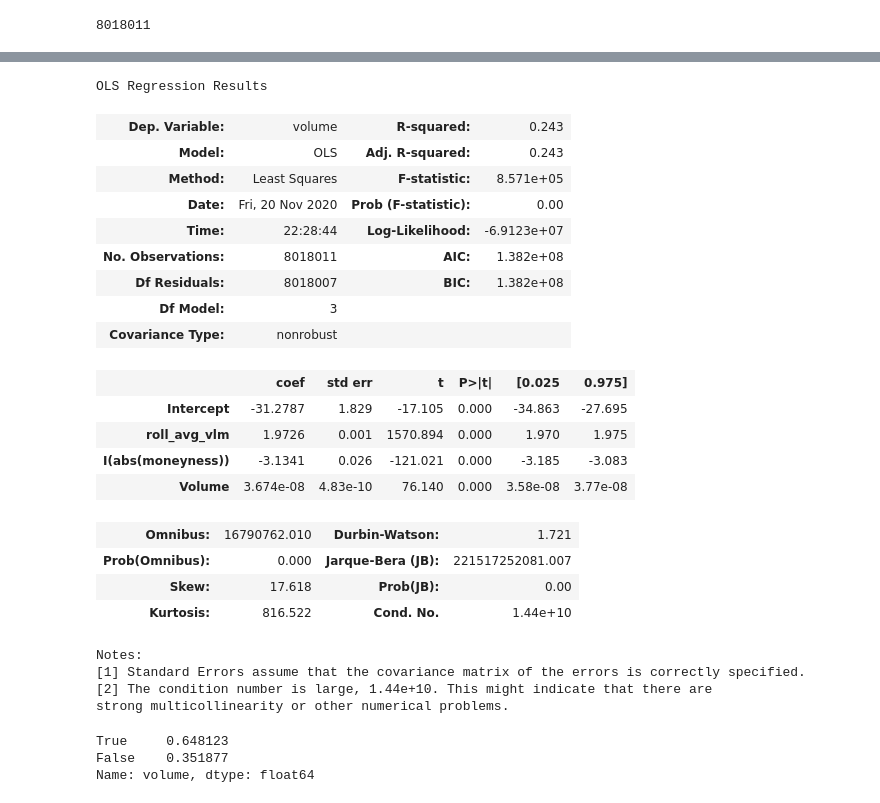
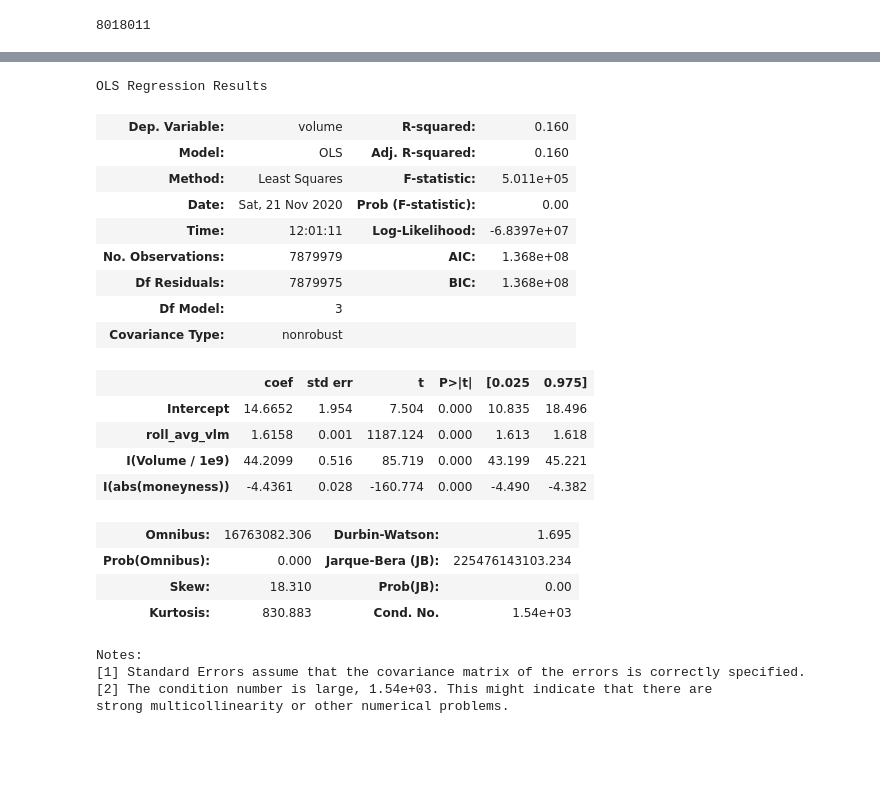
Before and after one commit to brianward92/Options, a Jupyter notebook: univariate_analysis.ipynb, the cells around one changed output, grey strips where cells are left out. Cells and saved outputs as stored; diff of their text form; code cells hidden in the pictures; blank space fills up the shorter version.

```diff
--- a/univariate_analysis.ipynb
+++ b/univariate_analysis.ipynb
@@ -165,6 +142,6 @@ df_adv.head()
 | 3 | 2000-01-22 | 975000 | 19 | 2000-01-06 | 5.000000 |
 | 4 | 2000-01-22 | 975000 | 19 | 2000-01-07 | 14.000000 |
 # %%
-df_adv['date']-= pd.Timedelta('1 days')
+df_adv['date']+= pd.Timedelta('1 days')
 # %%
 df_adv = df_adv.sort_values(['date']+slct).reset_index(drop = True)
@@ -195,4 +171,2 @@ df2.head()
 # %%
 import statsmodels.api as sm
-# %%
-df2['moneyness'] = df2['strike_price']/df2['Close'] / 10 - 100
@@ -224,32 +243,26 @@ strong multicollinearity or other numerical problems.
 # %%
-sm.OLS.from_formula('volume ~ roll_avg_vlm + I(abs(moneyness)) + Volume', data = df2).fit().summary()
+sm.OLS.from_formula('volume ~ roll_avg_vlm + I(Volume/1e9) + I(abs(moneyness))', data = df2).fit().summary()
 # %% [output]
 OLS Regression Results
-| Dep. Variable: | volume | R-squared: | 0.243 |
-| Model: | OLS | Adj. R-squared: | 0.243 |
-| Method: | Least Squares | F-statistic: | 8.571e+05 |
-| Date: | Fri, 20 Nov 2020 | Prob (F-statistic): | 0.00 |
-| Time: | 22:28:44 | Log-Likelihood: | -6.9123e+07 |
-| No. Observations: | 8018011 | AIC: | 1.382e+08 |
-| Df Residuals: | 8018007 | BIC: | 1.382e+08 |
+| Dep. Variable: | volume | R-squared: | 0.160 |
+| Model: | OLS | Adj. R-squared: | 0.160 |
+| Method: | Least Squares | F-statistic: | 5.011e+05 |
+| Date: | Sat, 21 Nov 2020 | Prob (F-statistic): | 0.00 |
+| Time: | 12:01:11 | Log-Likelihood: | -6.8397e+07 |
+| No. Observations: | 7879979 | AIC: | 1.368e+08 |
+| Df Residuals: | 7879975 | BIC: | 1.368e+08 |
 | Df Model: | 3 |  |  |
 | Covariance Type: | nonrobust |  |  |
 |  | coef | std err | t | P>|t| | [0.025 | 0.975] |
-| Intercept | -31.2787 | 1.829 | -17.105 | 0.000 | -34.863 | -27.695 |
-| roll_avg_vlm | 1.9726 | 0.001 | 1570.894 | 0.000 | 1.970 | 1.975 |
-| I(abs(moneyness)) | -3.1341 | 0.026 | -121.021 | 0.000 | -3.185 | -3.083 |
-| Volume | 3.674e-08 | 4.83e-10 | 76.140 | 0.000 | 3.58e-08 | 3.77e-08 |
+| Intercept | 14.6652 | 1.954 | 7.504 | 0.000 | 10.835 | 18.496 |
+| roll_avg_vlm | 1.6158 | 0.001 | 1187.124 | 0.000 | 1.613 | 1.618 |
+| I(Volume / 1e9) | 44.2099 | 0.516 | 85.719 | 0.000 | 43.199 | 45.221 |
+| I(abs(moneyness)) | -4.4361 | 0.028 | -160.774 | 0.000 | -4.490 | -4.382 |
-| Omnibus: | 16790762.010 | Durbin-Watson: | 1.721 |
-| Prob(Omnibus): | 0.000 | Jarque-Bera (JB): | 221517252081.007 |
-| Skew: | 17.618 | Prob(JB): | 0.00 |
-| Kurtosis: | 816.522 | Cond. No. | 1.44e+10 |
+| Omnibus: | 16763082.306 | Durbin-Watson: | 1.695 |
+| Prob(Omnibus): | 0.000 | Jarque-Bera (JB): | 225476143103.234 |
+| Skew: | 18.310 | Prob(JB): | 0.00 |
+| Kurtosis: | 830.883 | Cond. No. | 1.54e+03 |
 Notes:
 [1] Standard Errors assume that the covariance matrix of the errors is correctly specified.
-[2] The condition number is large, 1.44e+10. This might indicate that there are
+[2] The condition number is large, 1.54e+03. This might indicate that there are
 strong multicollinearity or other numerical problems.
-# %%
-(df['volume'] == 0).value_counts()/len(df)
-# %% [output]
-True     0.648123
-False    0.351877
-Name: volume, dtype: float64
```
Also changed, not shown: parts of 18 cells of this notebook.
